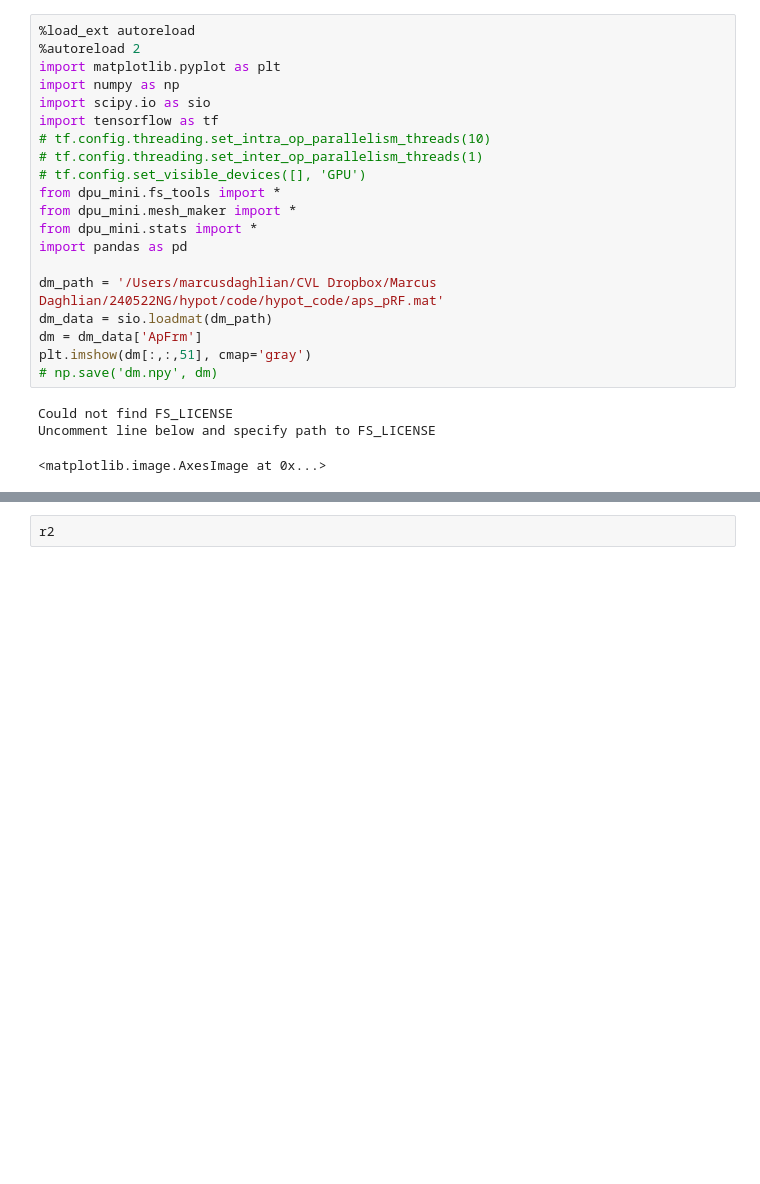
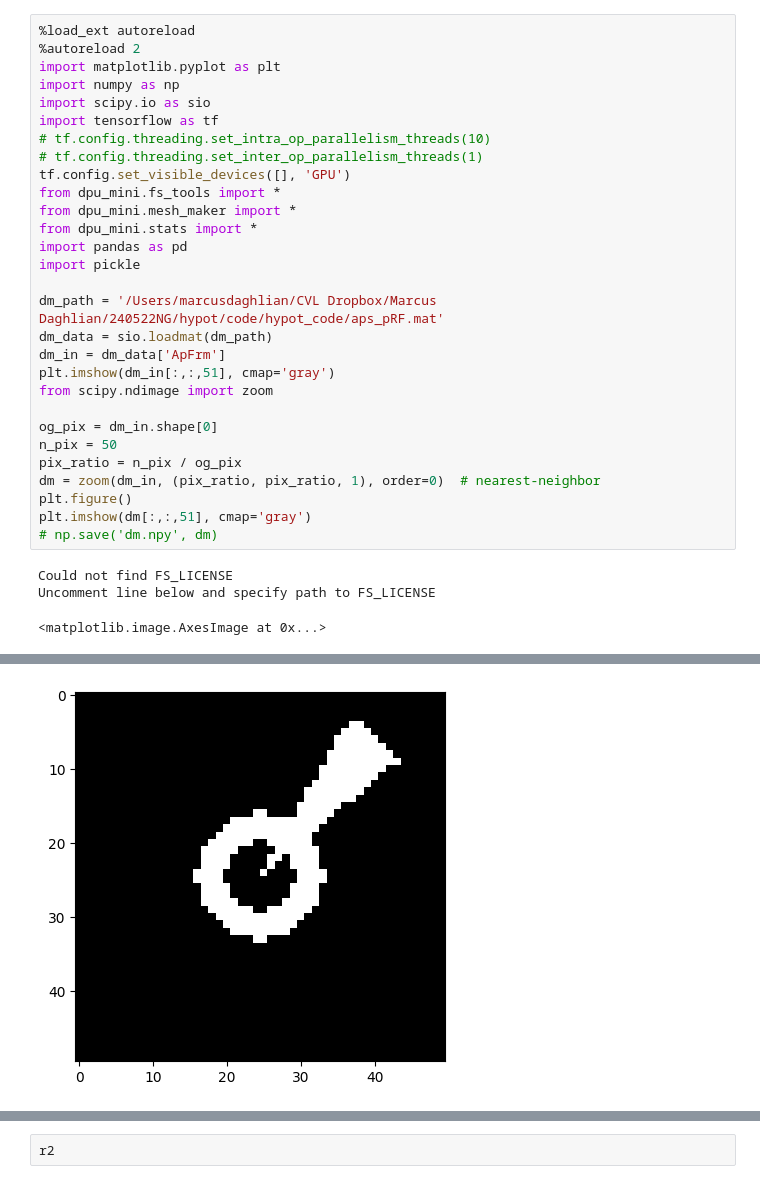
Before and after one commit to mdaghlian/hypotmri, a Jupyter notebook: preproc/functional/prfs.ipynb, the cells around one changed output, grey strips where cells are left out. Cells and saved outputs as stored; diff of their text form; blank space fills up the shorter version.

```diff
--- a/preproc/functional/prfs.ipynb
+++ b/preproc/functional/prfs.ipynb
@@ -1,25 +1,35 @@
 # %%
 %load_ext autoreload
 %autoreload 2
 import matplotlib.pyplot as plt
 import numpy as np
 import scipy.io as sio
 import tensorflow as tf
 # tf.config.threading.set_intra_op_parallelism_threads(10)
 # tf.config.threading.set_inter_op_parallelism_threads(1)
-# tf.config.set_visible_devices([], 'GPU')
+tf.config.set_visible_devices([], 'GPU')
 from dpu_mini.fs_tools import *
 from dpu_mini.mesh_maker import *
 from dpu_mini.stats import *
 import pandas as pd
+import pickle
 
 dm_path = '/Users/marcusdaghlian/CVL Dropbox/Marcus  Daghlian/240522NG/hypot/code/hypot_code/aps_pRF.mat'
 dm_data = sio.loadmat(dm_path)
-dm = dm_data['ApFrm']
+dm_in = dm_data['ApFrm']
+plt.imshow(dm_in[:,:,51], cmap='gray')
+from scipy.ndimage import zoom
+
+og_pix = dm_in.shape[0]
+n_pix = 50
+pix_ratio = n_pix / og_pix
+dm = zoom(dm_in, (pix_ratio, pix_ratio, 1), order=0)  # nearest-neighbor
+plt.figure()
 plt.imshow(dm[:,:,51], cmap='gray')
 # np.save('dm.npy', dm)
 # %% [output]
 Could not find FS_LICENSE
 Uncomment line below and specify path to FS_LICENSE
 <matplotlib.image.AxesImage at 0x...>
 [figure]
+[figure, added]
```
Also changed, not shown: parts of 62 cells of this notebook, 19 other files.
